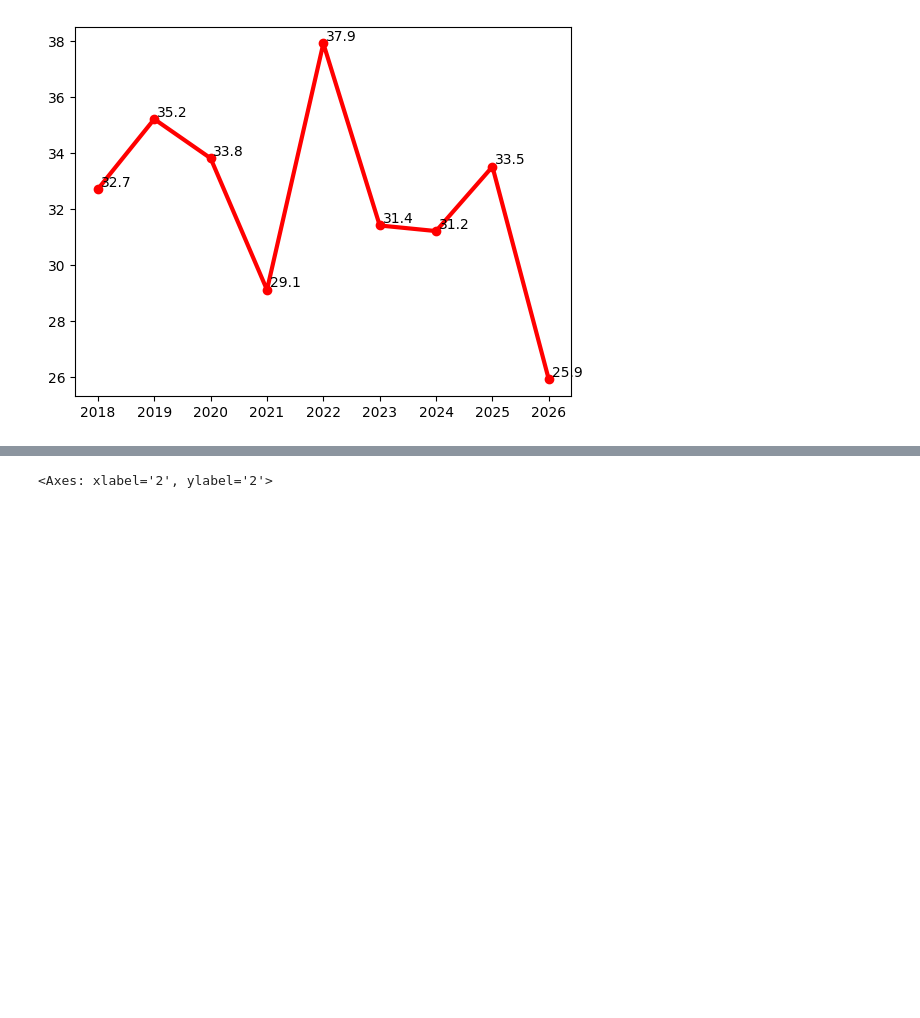
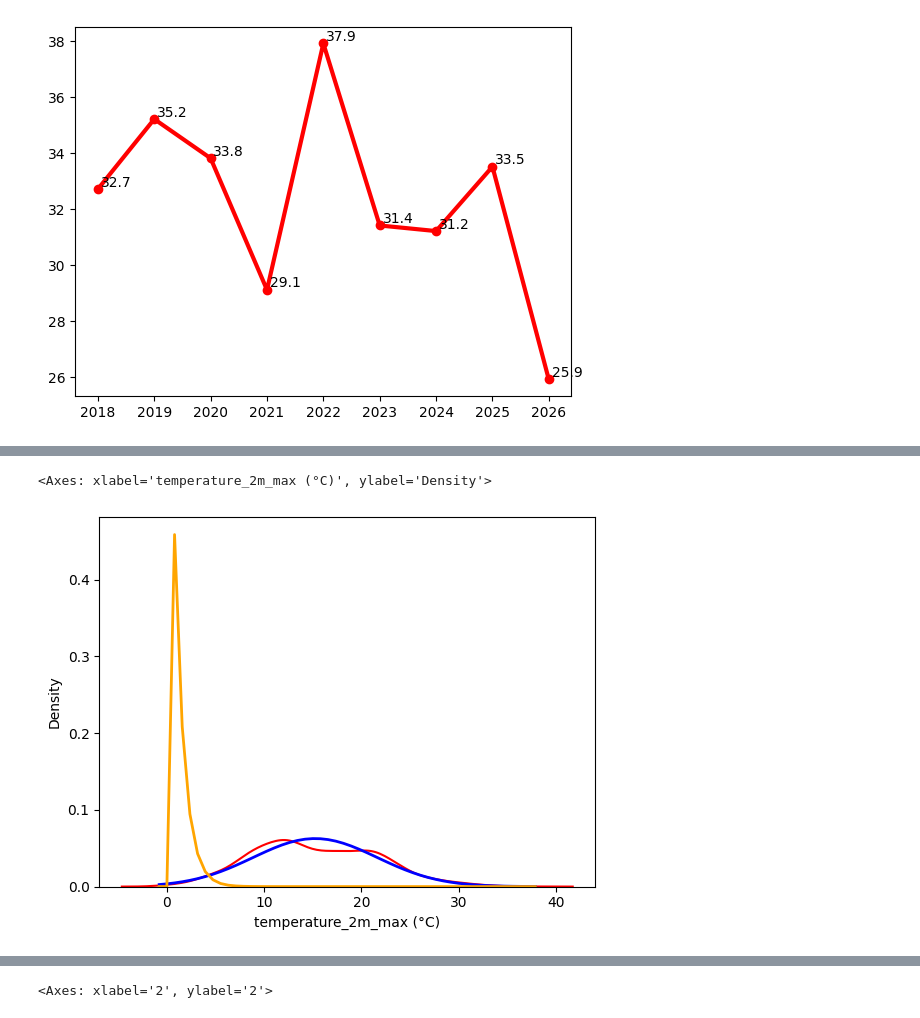
Before and after one commit to nitheshsrb/Fundamentals, a Jupyter notebook: weather.ipynb, the cells around one changed output, grey strips where cells are left out. Saved outputs shown, nothing was run; the diff lists cells and outputs as text; code cells hidden in the pictures; blank space fills up the shorter version.

```diff
--- a/weather.ipynb
+++ b/weather.ipynb
@@ -124,0 +124,12 @@ sns.kdeplot(data = temperatures)
+# %%
+mu = df['temperature_2m_max (°C)'].mean()
+sigma = df['temperature_2m_max (°C)'].std()
+# %%
+from scipy.stats import norm, lognorm, expon
+
+norm_rv = norm(loc = mu, scale = sigma)
+# %%
+minimum = df['temperature_2m_max (°C)'].min()
+maximum = df['temperature_2m_max (°C)'].max()
+x = np.linspace(minimum,maximum)
+y = norm_rv.pdf(x)
@@ -124,0 +149,10 @@ sns.kdeplot(data = temperatures)
+# %%
+z = expon.pdf(x)
+# %%
+import math
+sns.kdeplot(temperatures,color = 'red')
+sns.lineplot(x=x, y=y,lw = 2,color = 'blue')
+sns.lineplot(x = x, y = z, lw = 2, color = 'orange')
+# %% [output]
+<Axes: xlabel='temperature_2m_max (°C)', ylabel='Density'>
+[figure, added]
```
Also changed, not shown: parts of 15 cells of this notebook.
